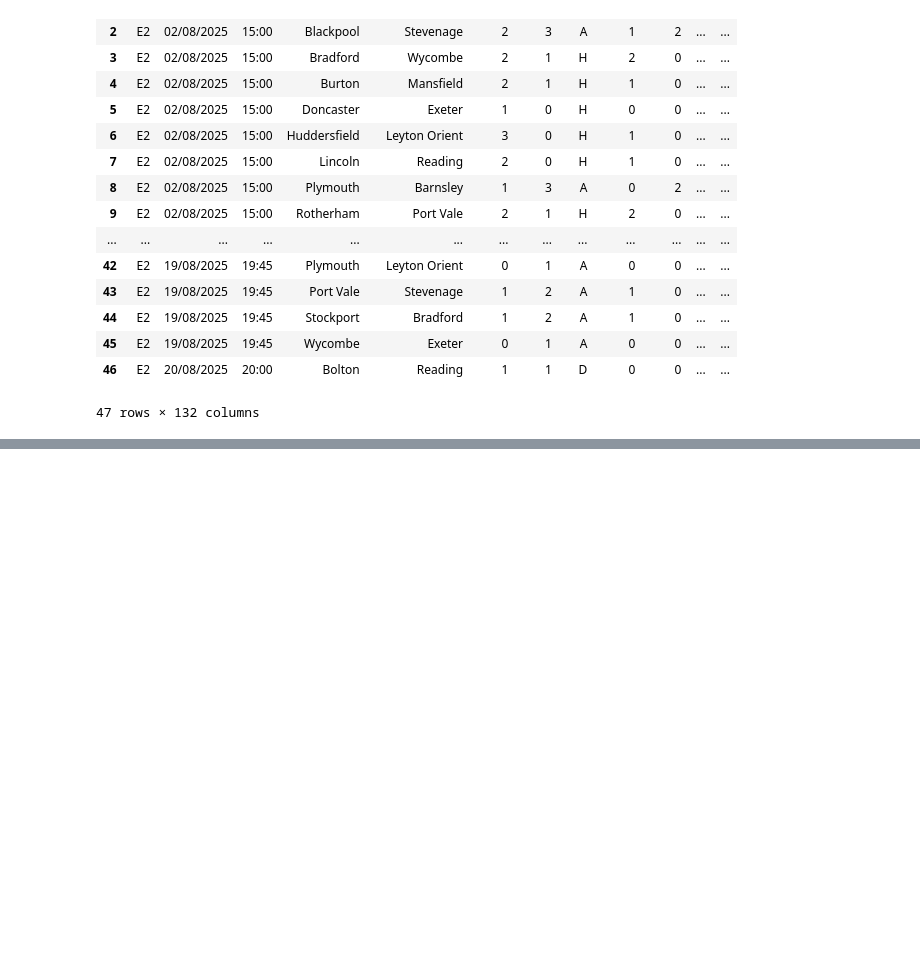
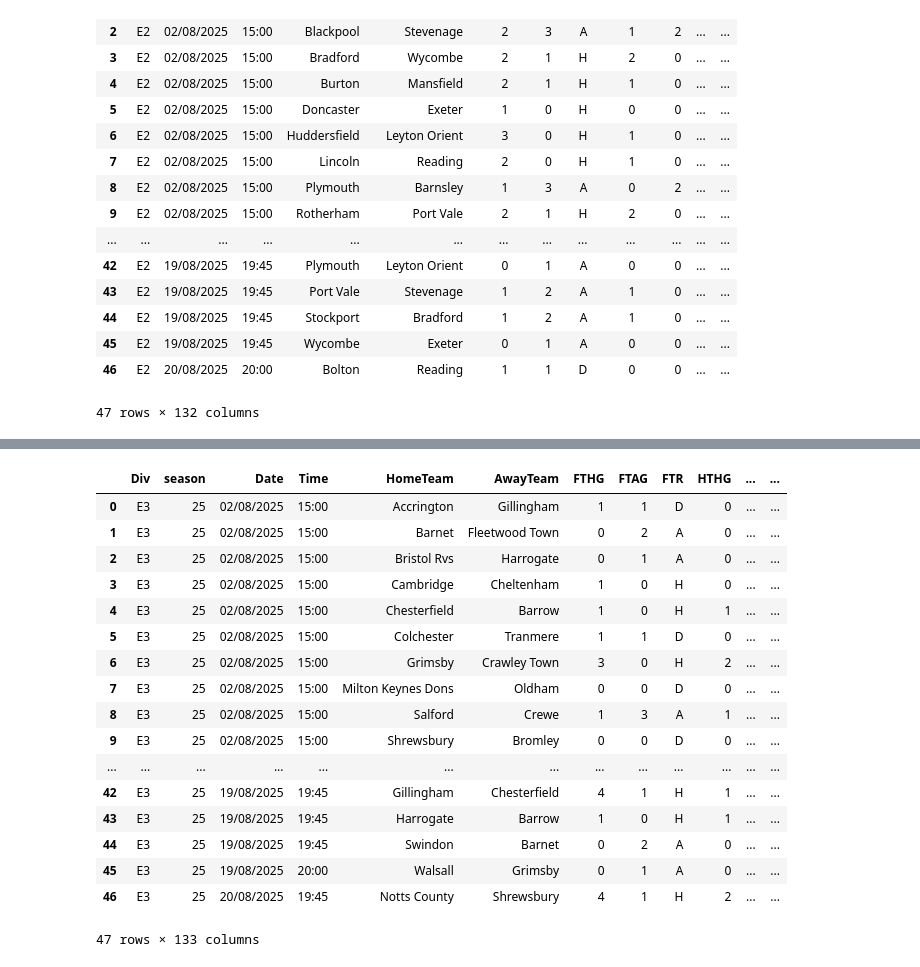
Before and after one commit to Shahaam-Sid/DataSciencePthon, a Jupyter notebook: webscrapingwithpandas.ipynb, the cells around one changed output, grey strips where cells are left out. Cells and saved outputs as stored; diff of their text form; code cells hidden in the pictures; blank space fills up the shorter version.

Commit message:
Added Multiple Season Reading from URL

```diff
--- a/webscrapingwithpandas.ipynb
+++ b/webscrapingwithpandas.ipynb
@@ -105,0 +108,4 @@ frames[2]
+# %%
+#creating a string to work with multiple string
+for season in range(20, 26):
+    print(str(season) + str(season + 1))
@@ -105,0 +119,11 @@ frames[2]
+# %%
+#Creating a list og leagues
+leagues = ["E0", "E2", "E3"]
+frames = []
+
+#Looping through leagues, read multiple csv and append it to the list
+for league in leagues:
+    for season in range(20, 26):
+        df = pd.read_csv(root + str(season) + str(season + 1) + "/" + league + ".csv")
+        df.insert(1, 'season', season)
+        frames.append(df)
@@ -105,0 +152,22 @@ frames[2]
+# %%
+#Last Dataframe
+frames[-1]
+# %% [output]
+|  | Div | season | Date | Time | HomeTeam | AwayTeam | FTHG | FTAG | FTR | HTHG | ... | ... |
+| 0 | E3 | 25 | 02/08/2025 | 15:00 | Accrington | Gillingham | 1 | 1 | D | 0 | ... | ... |
+| 1 | E3 | 25 | 02/08/2025 | 15:00 | Barnet | Fleetwood Town | 0 | 2 | A | 0 | ... | ... |
+| 2 | E3 | 25 | 02/08/2025 | 15:00 | Bristol Rvs | Harrogate | 0 | 1 | A | 0 | ... | ... |
+| 3 | E3 | 25 | 02/08/2025 | 15:00 | Cambridge | Cheltenham | 1 | 0 | H | 0 | ... | ... |
+| 4 | E3 | 25 | 02/08/2025 | 15:00 | Chesterfield | Barrow | 1 | 0 | H | 1 | ... | ... |
+| 5 | E3 | 25 | 02/08/2025 | 15:00 | Colchester | Tranmere | 1 | 1 | D | 0 | ... | ... |
+| 6 | E3 | 25 | 02/08/2025 | 15:00 | Grimsby | Crawley Town | 3 | 0 | H | 2 | ... | ... |
+| 7 | E3 | 25 | 02/08/2025 | 15:00 | Milton Keynes Dons | Oldham | 0 | 0 | D | 0 | ... | ... |
+| 8 | E3 | 25 | 02/08/2025 | 15:00 | Salford | Crewe | 1 | 3 | A | 1 | ... | ... |
+| 9 | E3 | 25 | 02/08/2025 | 15:00 | Shrewsbury | Bromley | 0 | 0 | D | 0 | ... | ... |
+| ... | ... | ... | ... | ... | ... | ... | ... | ... | ... | ... | ... | ... |
+| 42 | E3 | 25 | 19/08/2025 | 19:45 | Gillingham | Chesterfield | 4 | 1 | H | 1 | ... | ... |
+| 43 | E3 | 25 | 19/08/2025 | 19:45 | Harrogate | Barrow | 1 | 0 | H | 1 | ... | ... |
+| 44 | E3 | 25 | 19/08/2025 | 19:45 | Swindon | Barnet | 0 | 2 | A | 0 | ... | ... |
+| 45 | E3 | 25 | 19/08/2025 | 20:00 | Walsall | Grimsby | 0 | 1 | A | 0 | ... | ... |
+| 46 | E3 | 25 | 20/08/2025 | 19:45 | Notts County | Shrewsbury | 4 | 1 | H | 2 | ... | ... |
+47 rows × 133 columns
```
Also changed, not shown: parts of 4 cells of this notebook.
